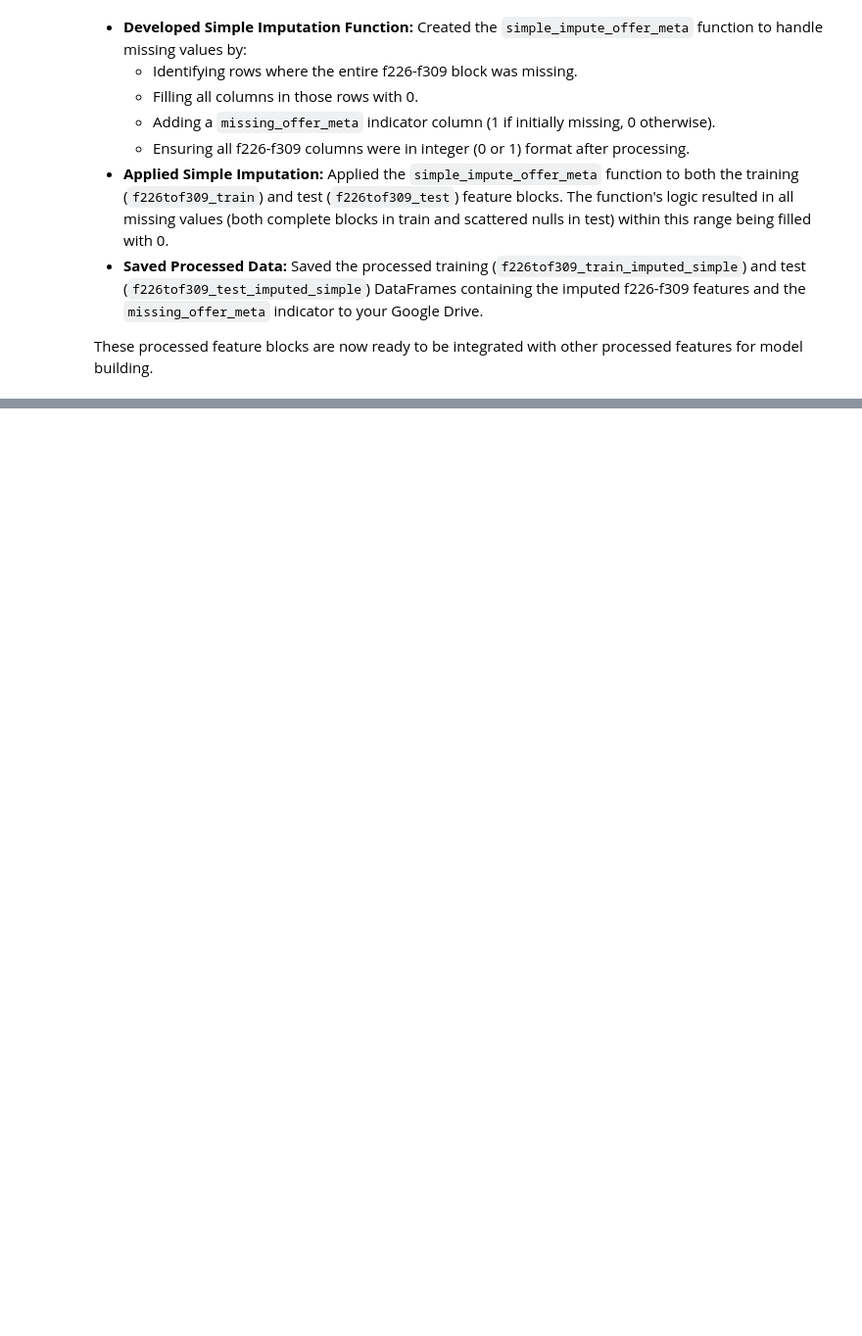
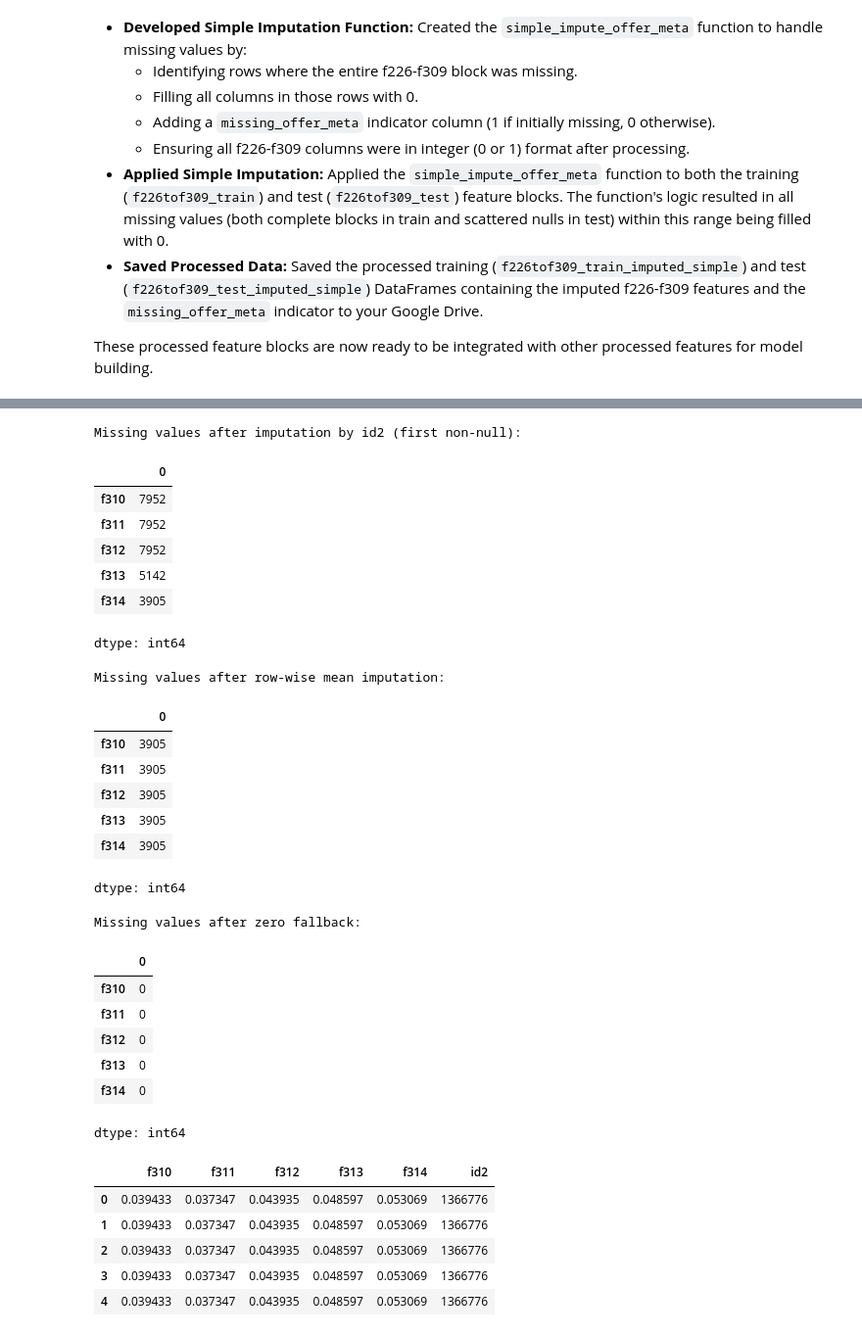
Before and after one commit to rishabh-0042/American_Express_Hackathon_25-2025, a Jupyter notebook: AMEXHackathon_2.ipynb, the cells around one changed output, grey strips where cells are left out. Shown at 98% size. Cells and saved outputs as stored; diff of their text form; code cells hidden in the pictures; blank space fills up the shorter version.

```diff
--- a/AMEXHackathon_2.ipynb
+++ b/AMEXHackathon_2.ipynb
@@ -1173,0 +1307,50 @@ These processed feature blocks are now ready to be integrated with other process
+# %%
+import pandas as pd
+import numpy as np
+
+# Assume f310tof314_train DataFrame exists and includes 'id2'
+# Create a copy to work on
+f310tof314_train_imputed = f310tof314_train.copy(deep=True)
+
+# Define the columns to impute
+impute_cols_310_314 = ['f310', 'f311', 'f312', 'f313', 'f314']
+
+# Convert columns to numeric, coercing errors to NaN, as this is needed for mean calculation and imputation
+for col in impute_cols_310_314:
+    f310tof314_train_imputed[col] = pd.to_numeric(f310tof314_train_imputed[col], errors='coerce')
+
+
+# Step 1: User Group Fallback (fill with the first non-null value for that user)
+print("Missing values before imputation:")
+display(f310tof314_train_imputed[impute_cols_310_314].isnull().sum())
+
+# Corrected typo here: f310tof314_imputed -> f310tof314_train_imputed
+f310tof314_train_imputed[impute_cols_310_314] = f310tof314_train_imputed.groupby('id2')[impute_cols_310_314].transform('first')
+
+print("\nMissing values after imputation by id2 (first non-null):")
+display(f310tof314_train_imputed[impute_cols_310_314].isnull().sum())
+
+
+# Step 2: Row-wise Mean Fallback (fill remaining nulls with the mean of non-nulls in that row)
+# Identify rows where there are still some nulls in the target columns
+rows_with_remaining_nulls = f310tof314_train_imputed[impute_cols_310_314].isnull().any(axis=1)
+
+# Apply row-wise mean imputation only to rows that have remaining nulls AND some non-nulls
+# For rows with remaining nulls, calculate the mean of non-nulls IN THAT ROW and fill the nulls
+f310tof314_train_imputed.loc[rows_with_remaining_nulls, impute_cols_310_314] = f310tof314_train_imputed.loc[rows_with_remaining_nulls, impute_cols_310_314].apply(
+    lambda row: row.fillna(row[impute_cols_310_314].mean()), axis=1
+)
+
+print("\nMissing values after row-wise mean imputation:")
+display(f310tof314_train_imputed[impute_cols_310_314].isnull().sum())
+
+
+# Step 3: Zero Fallback (fill any remaining nulls with 0)
+f310tof314_train_imputed[impute_cols_310_314] = f310tof314_train_imputed[impute_cols_310_314].fillna(0)
+
+print("\nMissing values after zero fallback:")
+display(f310tof314_train_imputed[impute_cols_310_314].isnull().sum())
+
+# Display the head to see the results
+display(f310tof314_train_imputed.head())
+# %% [output]
@@ -1173,0 +1365,30 @@ These processed feature blocks are now ready to be integrated with other process
+Missing values after imputation by id2 (first non-null):
+|  | 0 |
+| f310 | 7952 |
+| f311 | 7952 |
+| f312 | 7952 |
+| f313 | 5142 |
+| f314 | 3905 |
+dtype: int64
+Missing values after row-wise mean imputation:
+|  | 0 |
+| f310 | 3905 |
+| f311 | 3905 |
+| f312 | 3905 |
+| f313 | 3905 |
+| f314 | 3905 |
+dtype: int64
+Missing values after zero fallback:
+|  | 0 |
+| f310 | 0 |
+| f311 | 0 |
+| f312 | 0 |
+| f313 | 0 |
+| f314 | 0 |
+dtype: int64
+|  | f310 | f311 | f312 | f313 | f314 | id2 |
+| 0 | 0.039433 | 0.037347 | 0.043935 | 0.048597 | 0.053069 | 1366776 |
+| 1 | 0.039433 | 0.037347 | 0.043935 | 0.048597 | 0.053069 | 1366776 |
+| 2 | 0.039433 | 0.037347 | 0.043935 | 0.048597 | 0.053069 | 1366776 |
+| 3 | 0.039433 | 0.037347 | 0.043935 | 0.048597 | 0.053069 | 1366776 |
+| 4 | 0.039433 | 0.037347 | 0.043935 | 0.048597 | 0.053069 | 1366776 |
```
Also changed, not shown: parts of 13 cells of this notebook.
